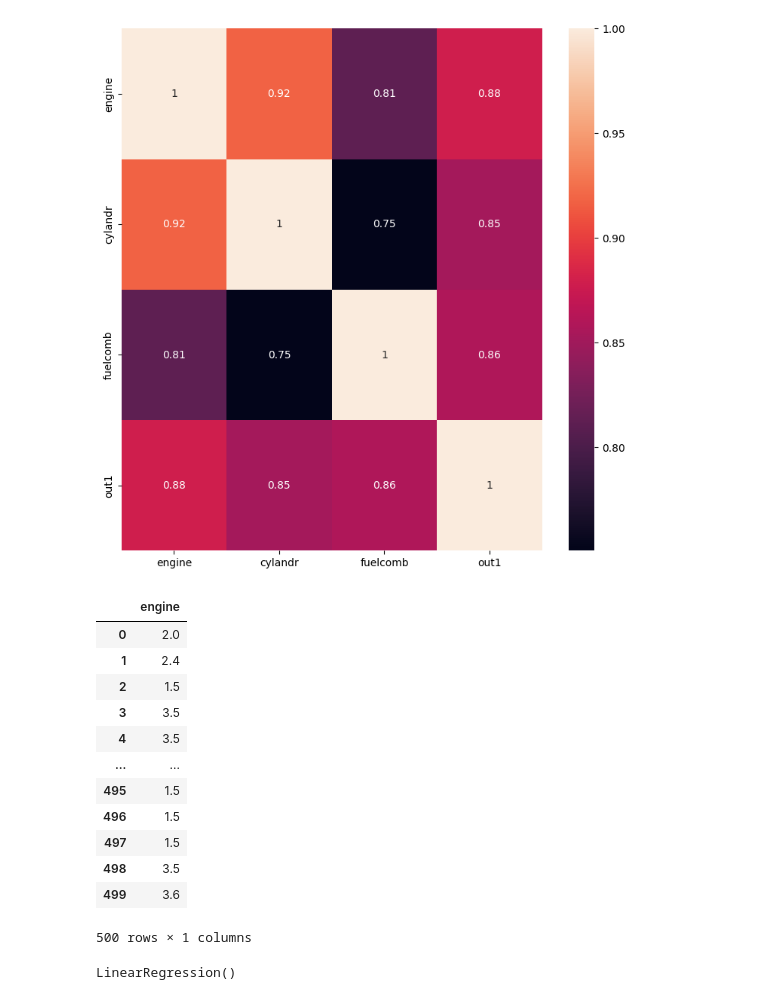
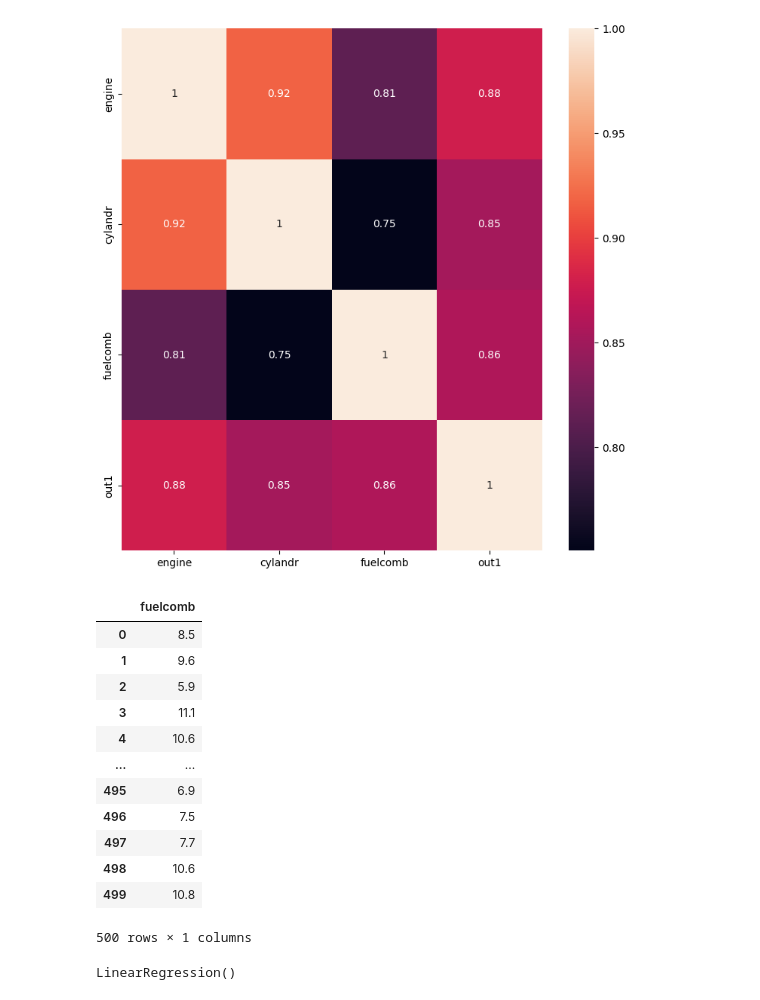
Before and after one commit to Malihashahi/Ai2, a Jupyter notebook: Ml2.ipynb, the cells around one changed output. Cells and saved outputs as stored; diff of their text form; code cells hidden in the pictures.

```diff
--- a/Ml2.ipynb
+++ b/Ml2.ipynb
@@ -33,24 +33,24 @@ sns.heatmap(df.corr(),annot = True)
 [figure]
 # %%
 x = df.drop("out1", axis =1)
-x = x.drop("fuelcomb" , axis =1)
+x = x.drop("engine" , axis =1)
 x = x.drop("cylandr" , axis =1)
 y = df.out1
 
 x
 # %% [output]
-|  | engine |
-| 0 | 2.0 |
-| 1 | 2.4 |
-| 2 | 1.5 |
-| 3 | 3.5 |
-| 4 | 3.5 |
+|  | fuelcomb |
+| 0 | 8.5 |
+| 1 | 9.6 |
+| 2 | 5.9 |
+| 3 | 11.1 |
+| 4 | 10.6 |
 | ... | ... |
-| 495 | 1.5 |
-| 496 | 1.5 |
-| 497 | 1.5 |
-| 498 | 3.5 |
-| 499 | 3.6 |
+| 495 | 6.9 |
+| 496 | 7.5 |
+| 497 | 7.7 |
+| 498 | 10.6 |
+| 499 | 10.8 |
 500 rows × 1 columns
 # %%
 X_train ,X_test ,y_train , y_test =train_test_split(x ,y ,test_size = 0.2)
```
Also changed, not shown: parts of 6 cells of this notebook.
